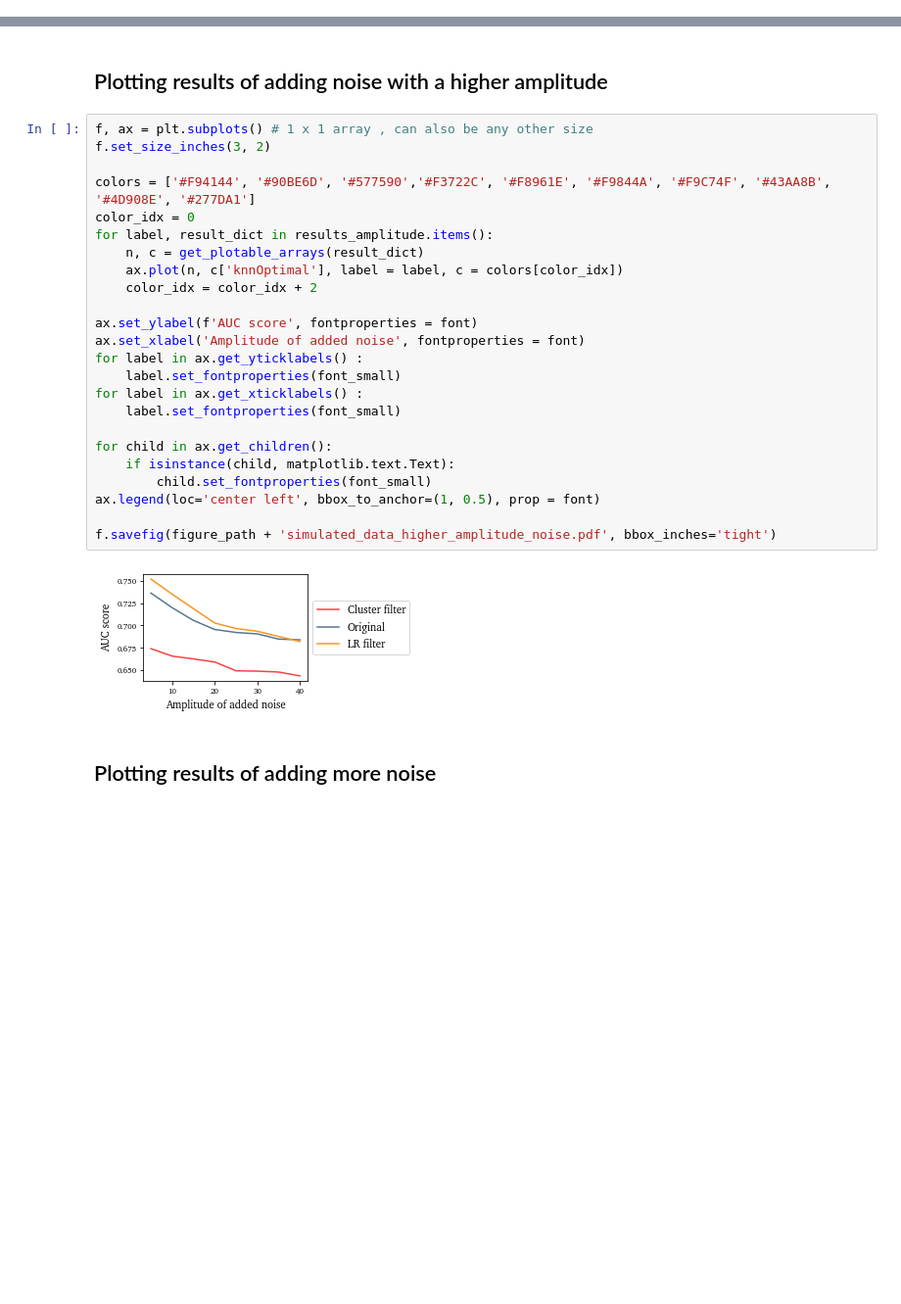
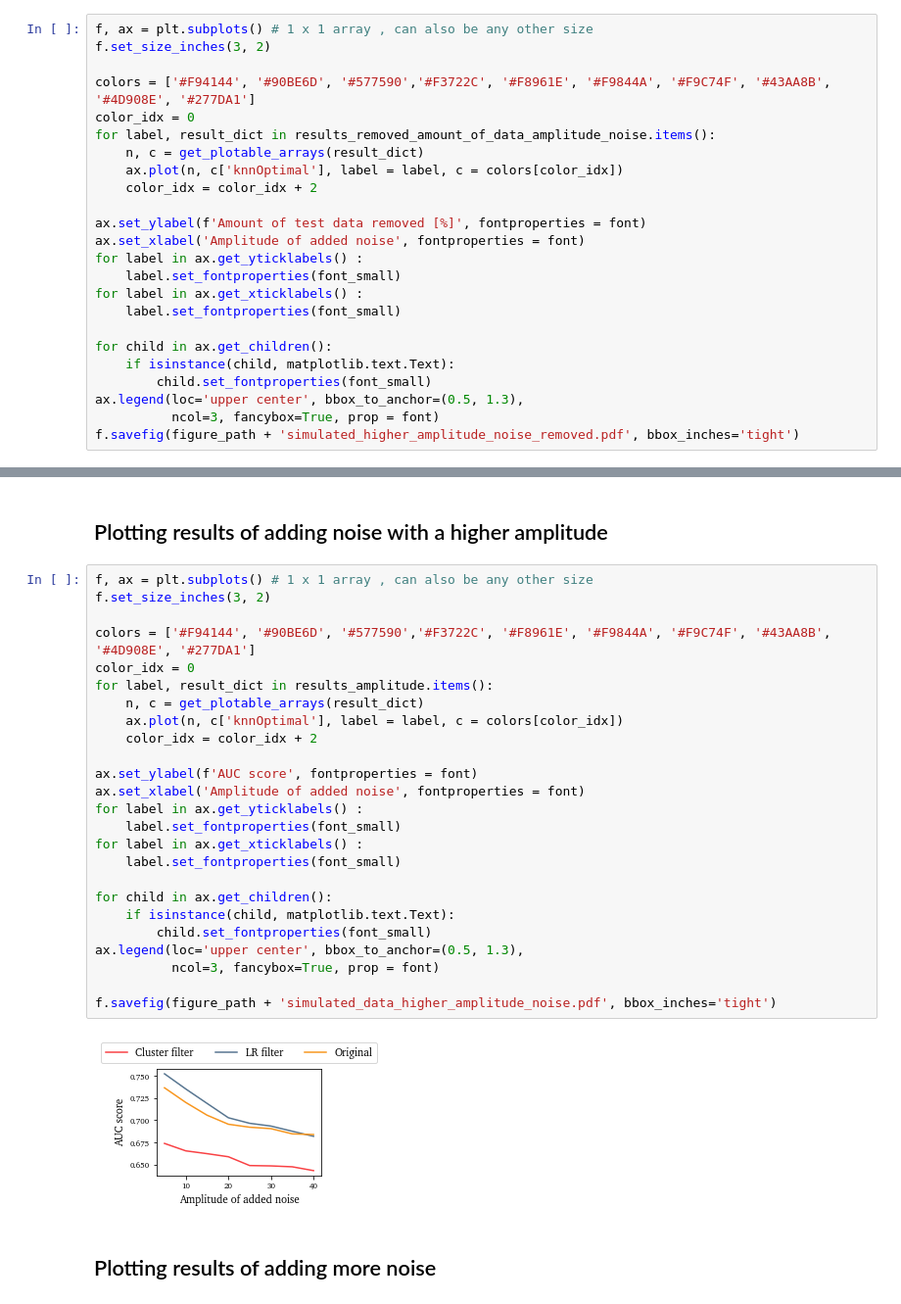
Before and after one commit to AndrineElse/AndrineElsetronning_Master2021, a Jupyter notebook: src/visualization/plot_dev_noise.ipynb, the cells around one changed output, grey strips where cells are left out. Shown at 98% size. Drawn from its saved outputs; the diff is of its cells as text; blank space fills up the shorter version.

Commit message:
cleaned up code, and figures added

```diff
--- a/src/visualization/plot_dev_noise.ipynb
+++ b/src/visualization/plot_dev_noise.ipynb
@@ -92,0 +101,24 @@ results_amount = {
+# %%
+f, ax = plt.subplots() # 1 x 1 array , can also be any other size
+f.set_size_inches(3, 2)
+
+colors = ['#F94144', '#90BE6D', '#577590','#F3722C', '#F8961E', '#F9844A', '#F9C74F', '#43AA8B', '#4D908E', '#277DA1']
+color_idx = 0
+for label, result_dict in results_removed_amount_of_data_amplitude_noise.items():
+    n, c = get_plotable_arrays(result_dict)
+    ax.plot(n, c['knnOptimal'], label = label, c = colors[color_idx])
+    color_idx = color_idx + 2
+
+ax.set_ylabel(f'Amount of test data removed [%]', fontproperties = font)
+ax.set_xlabel('Amplitude of added noise', fontproperties = font)
+for label in ax.get_yticklabels() :
+    label.set_fontproperties(font_small)
+for label in ax.get_xticklabels() :
+    label.set_fontproperties(font_small)
+
+for child in ax.get_children():
+    if isinstance(child, matplotlib.text.Text):
+        child.set_fontproperties(font_small)
+ax.legend(loc='upper center', bbox_to_anchor=(0.5, 1.3),
+          ncol=3, fancybox=True, prop = font)
+f.savefig(figure_path + 'simulated_higher_amplitude_noise_removed.pdf', bbox_inches='tight')
@@ -95,29 +129,30 @@ results_amount = {
 # %%
 f, ax = plt.subplots() # 1 x 1 array , can also be any other size
 f.set_size_inches(3, 2)
 
 colors = ['#F94144', '#90BE6D', '#577590','#F3722C', '#F8961E', '#F9844A', '#F9C74F', '#43AA8B', '#4D908E', '#277DA1']
 color_idx = 0
 for label, result_dict in results_amplitude.items():
     n, c = get_plotable_arrays(result_dict)
     ax.plot(n, c['knnOptimal'], label = label, c = colors[color_idx])
     color_idx = color_idx + 2
 
 ax.set_ylabel(f'AUC score', fontproperties = font)
 ax.set_xlabel('Amplitude of added noise', fontproperties = font)
 for label in ax.get_yticklabels() :
     label.set_fontproperties(font_small)
 for label in ax.get_xticklabels() :
     label.set_fontproperties(font_small)
 
 for child in ax.get_children():
     if isinstance(child, matplotlib.text.Text):
         child.set_fontproperties(font_small)
-ax.legend(loc='center left', bbox_to_anchor=(1, 0.5), prop = font)
+ax.legend(loc='upper center', bbox_to_anchor=(0.5, 1.3),
+          ncol=3, fancybox=True, prop = font)
 
 f.savefig(figure_path + 'simulated_data_higher_amplitude_noise.pdf', bbox_inches='tight')
 # %% [output]
-[figure, old version]
+[figure, new version]
 # %% [markdown]
 ## Plotting results of adding more noise
 # %%
```
Also changed, not shown: parts of 12 cells of this notebook, 33 other files.
